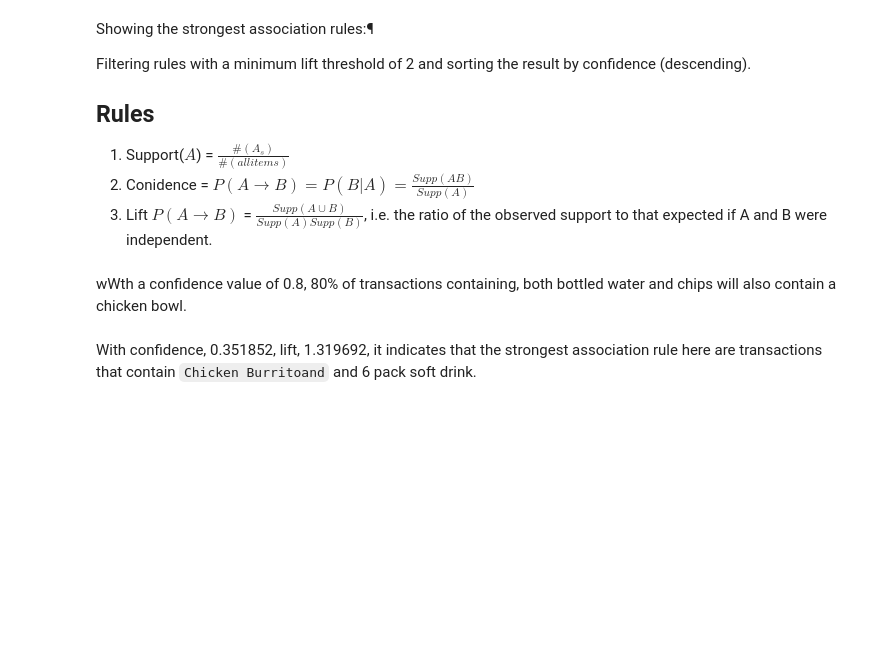
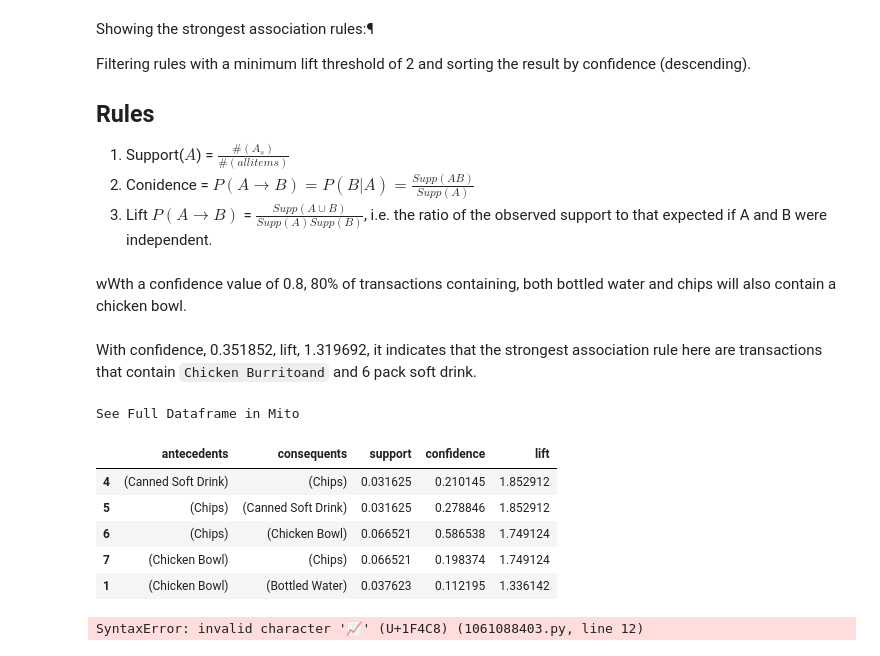
Before and after one commit to cchuang2009/2024, a Jupyter notebook: 2024-2/AI/Week-12.ipynb, the cells around one changed output. Cells and saved outputs as stored; diff of their text form; code cells hidden in the pictures; blank space fills up the shorter version.

```diff
--- a/2024-2/AI/Week-12.ipynb
+++ b/2024-2/AI/Week-12.ipynb
@@ -546,0 +756,44 @@ With confidence, 0.351852, lift, 1.319692,  it indicates that the strongest asso
+# %%
+# basket = basket.applymap(lambda x: 1 if x > 0 else 0)
+basket = basket.astype(bool).astype(int)
+# %%
+# Find frequent itemsets with min_support
+frequent_itemsets = apriori(basket, min_support=0.02, use_colnames=True)
+# %%
+# Generate association rules
+rules = association_rules(frequent_itemsets, metric="lift", min_threshold=1)
+# %%
+# Sort by highest lift
+rules = rules.sort_values('lift', ascending=False)
+# %%
+# Show top rules
+rules[['antecedents', 'consequents', 'support', 'confidence', 'lift']].head()
+# %% [output]
+See Full Dataframe in Mito
+|  | antecedents | consequents | support | confidence | lift |
+| 4 | (Canned Soft Drink) | (Chips) | 0.031625 | 0.210145 | 1.852912 |
+| 5 | (Chips) | (Canned Soft Drink) | 0.031625 | 0.278846 | 1.852912 |
+| 6 | (Chips) | (Chicken Bowl) | 0.066521 | 0.586538 | 1.749124 |
+| 7 | (Chicken Bowl) | (Chips) | 0.066521 | 0.198374 | 1.749124 |
+| 1 | (Chicken Bowl) | (Bottled Water) | 0.037623 | 0.112195 | 1.336142 |
+# %%
+
+
+
+
+
+
+
+
+
+
+📈 Output Sample
+This would yield insights like:
+
+Antecedent	Consequent	Confidence	Lift
+{Chips}	{Guacamole}	0.6	3.2
+{Chicken Bowl}	{Canned Soft Drink}	0.4	2.5
+
+Would you like me to run this on your data and show the top associations?
+# %% [output]
+SyntaxError: invalid character '📈' (U+1F4C8) (1061088403.py, line 12)
```
Also changed, not shown: parts of 27 cells of this notebook.
